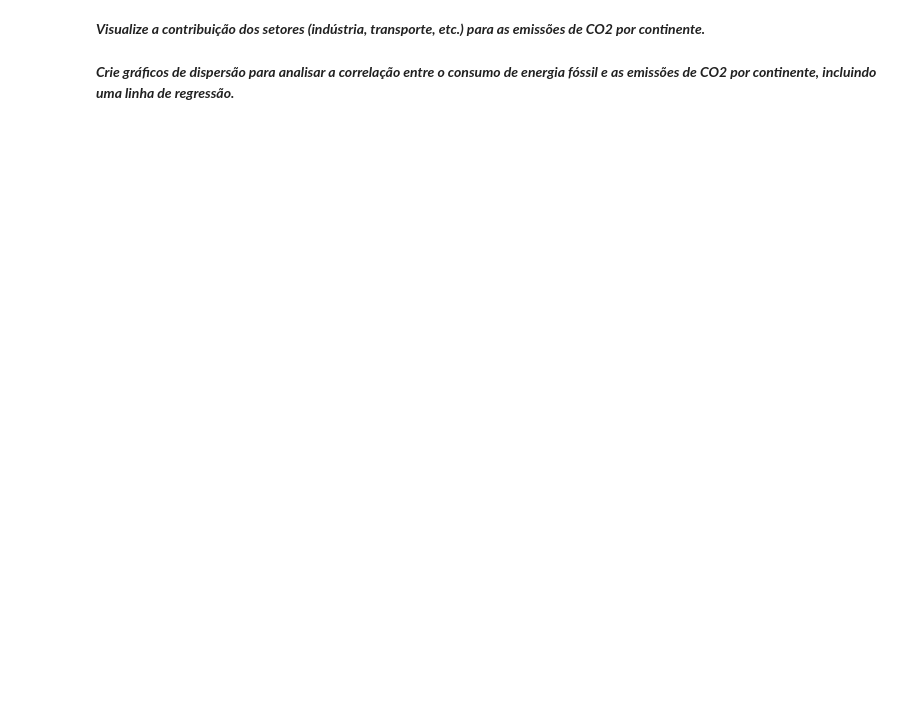
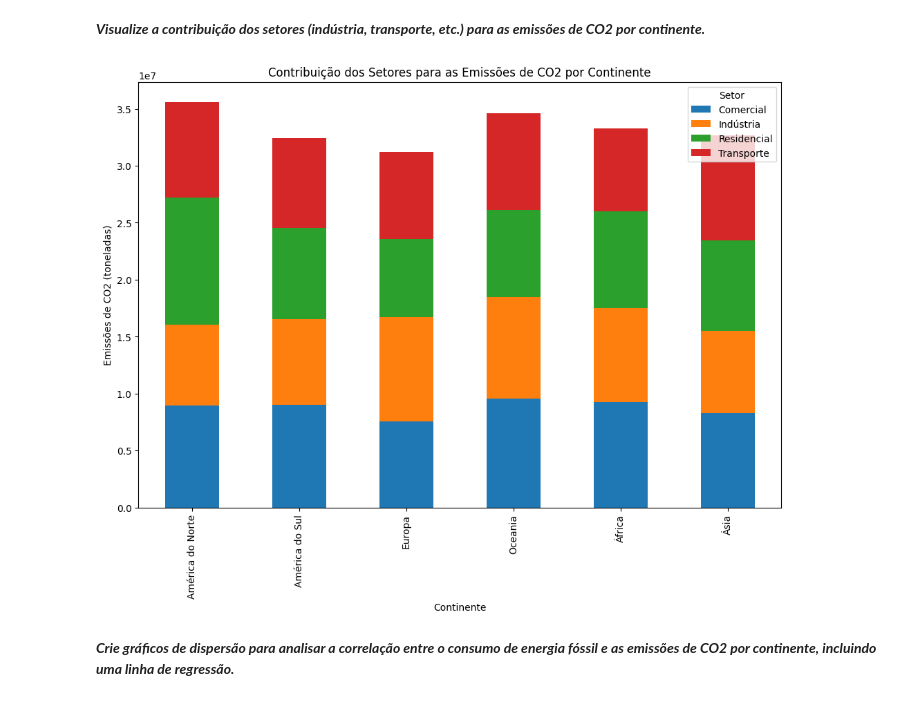
Before and after one commit to PedroHormann/gc-python-2024, a Jupyter notebook: aula08/exercicio20/exercicio20.ipynb, the cells around one changed output. Saved outputs shown, nothing was run; the diff lists cells and outputs as text; code cells hidden in the pictures; blank space fills up the shorter version.

```diff
--- a/aula08/exercicio20/exercicio20.ipynb
+++ b/aula08/exercicio20/exercicio20.ipynb
@@ -14,4 +62,19 @@ Faça um join entre os dados de consumo de energia e emissões de CO2 por país/
 # %% [markdown]
 ***Visualize a contribuição dos setores (indústria, transporte, etc.) para as emissões de CO2 por continente.***
+# %%
+df_aggregated = df.groupby(['Continente', 'Setor']).sum().reset_index()
+
+df_pivot = df_aggregated.pivot(index='Continente', columns='Setor', values='Emissões_CO2 (toneladas)')
+
+df_pivot.plot(kind='bar', stacked=True, figsize=(12, 8))
+
+plt.title('Contribuição dos Setores para as Emissões de CO2 por Continente')
+plt.xlabel('Continente')
+plt.ylabel('Emissões de CO2 (toneladas)')
+plt.legend(title='Setor')
+
+plt.show()
+# %% [output]
+[figure, added]
 # %% [markdown]
 ***Crie gráficos de dispersão para analisar a correlação entre o consumo de energia fóssil e as emissões de CO2 por continente, incluindo uma linha de regressão.***
```
Also changed, not shown: parts of 8 cells of this notebook, 8 other files.
